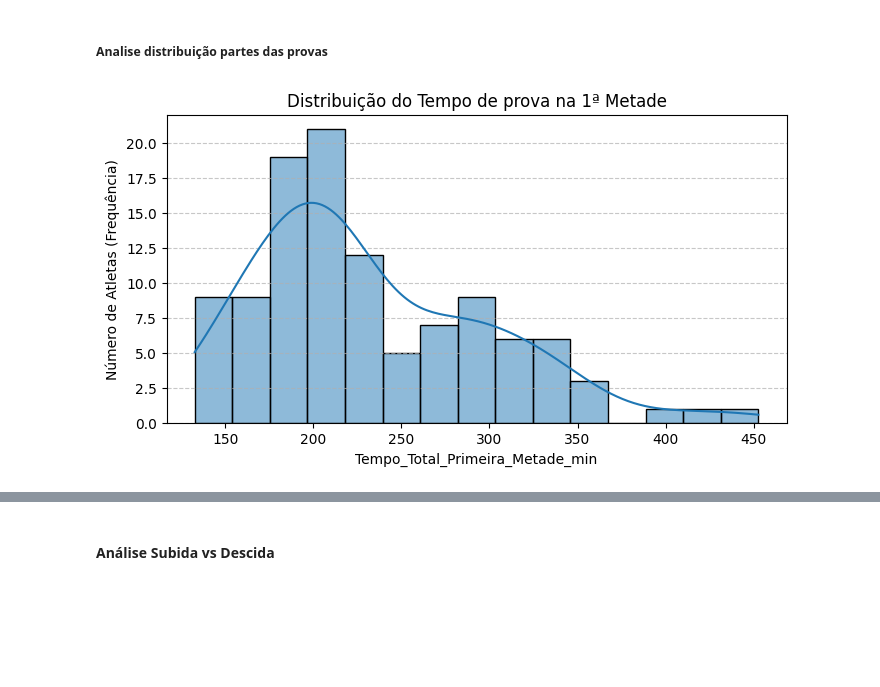
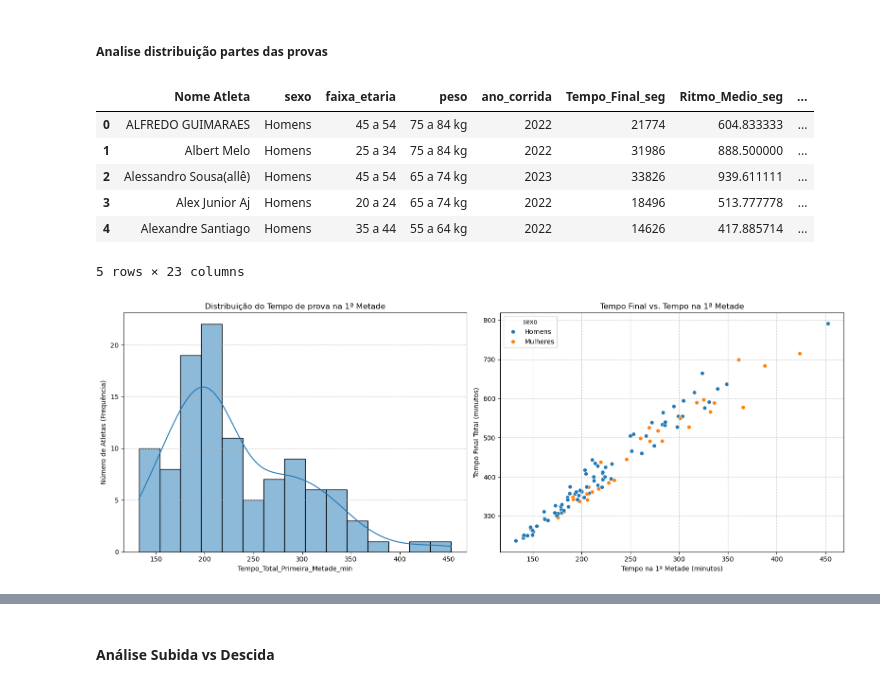
Before and after one commit to joaomts/-strava_analytics, a Jupyter notebook: analises_provas.ipynb, the cells around one changed output, grey strips where cells are left out. Cells and saved outputs as stored; diff of their text form; code cells hidden in the pictures; blank space fills up the shorter version.

Commit message:
Ajustes e analises das aprtes da prova

```diff
--- a/analises_provas.ipynb
+++ b/analises_provas.ipynb
@@ -510,14 +620,38 @@ A variável "Administração do Tempo" não tem uma correlação linear simples
 - Indicador de Quebra: Valores muito negativos (<-5) ou positivos (>0) não são indicativos de uma "estratégia diferente", mas sim de uma provável quebra de ritmo. O atleta com split de -7 provavelmente caminhou muito na primeira metade (gastando tempo) e por isso teve uma grande margem para "acelerar" na segunda. O atleta com split positivo provavelmente se esgotou completamente nas subidas e não conseguiu se recuperar.
 # %% [markdown]
 ##### Analise distribuição partes das provas
+# %%
+df_final_completo.head()
+# %% [output]
+|  | Nome Atleta | sexo | faixa_etaria | peso | ano_corrida | Tempo_Final_seg | Ritmo_Medio_seg | ... |
+| 0 | ALFREDO GUIMARAES | Homens | 45 a 54 | 75 a 84 kg | 2022 | 21774 | 604.833333 | ... |
+| 1 | Albert Melo | Homens | 25 a 34 | 75 a 84 kg | 2022 | 31986 | 888.500000 | ... |
+| 2 | Alessandro Sousa(allê) | Homens | 45 a 54 | 65 a 74 kg | 2023 | 33826 | 939.611111 | ... |
+| 3 | Alex Junior Aj | Homens | 20 a 24 | 65 a 74 kg | 2022 | 18496 | 513.777778 | ... |
+| 4 | Alexandre Santiago | Homens | 35 a 44 | 55 a 64 kg | 2022 | 14626 | 417.885714 | ... |
+5 rows × 23 columns
 # %%
-plt.figure(figsize=(8, 4))
+fig, axes = plt.subplots(nrows=1, ncols=2, figsize=(16, 6))
 sns.histplot(
-    data=df_final_completo, x="Tempo_Total_Primeira_Metade_min", kde=True, bins=15
+    data=df_final_completo, x="Tempo_Total_Primeira_Metade_min", kde=True, bins=15, ax=axes[0]  # Direciona o plot para o primeiro eixo
 )
-plt.title("Distribuição do Tempo de prova na 1ª Metade")
-plt.ylabel("Número de Atletas (Frequência)")
-plt.grid(axis="y", linestyle="--", alpha=0.7)
+axes[0].set_title("Distribuição do Tempo de prova na 1ª Metade")
+axes[0].set_ylabel("Número de Atletas (Frequência)")
+axes[0].grid(axis="y", linestyle="--", alpha=0.7)
+
+sns.scatterplot(
+    data=df_final_completo,
+    x="Tempo_Total_Primeira_Metade_min",
+    y="Tempo_Final_min",
+    hue="sexo",
+    ax=axes[1]  # Direciona o plot para o segundo eixo
+)
+axes[1].set_title("Tempo Final vs. Tempo na 1ª Metade")
+axes[1].set_xlabel("Tempo na 1ª Metade (minutos)")
+axes[1].set_ylabel("Tempo Final Total (minutos)")
+axes[1].grid(linestyle="--", alpha=0.7)
+
+plt.tight_layout()
 plt.show()
 # %% [output]
-[figure, old version]
+[figure, new version]
```
Also changed, not shown: parts of 37 cells of this notebook, 10 other files.
